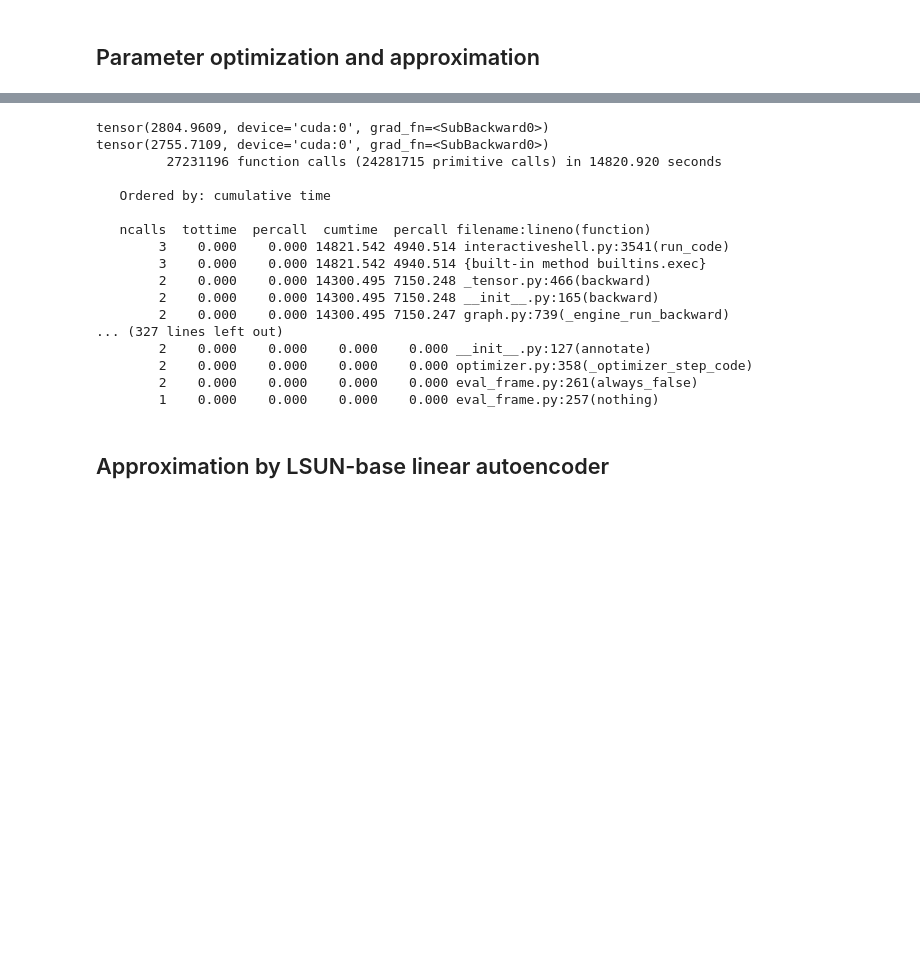
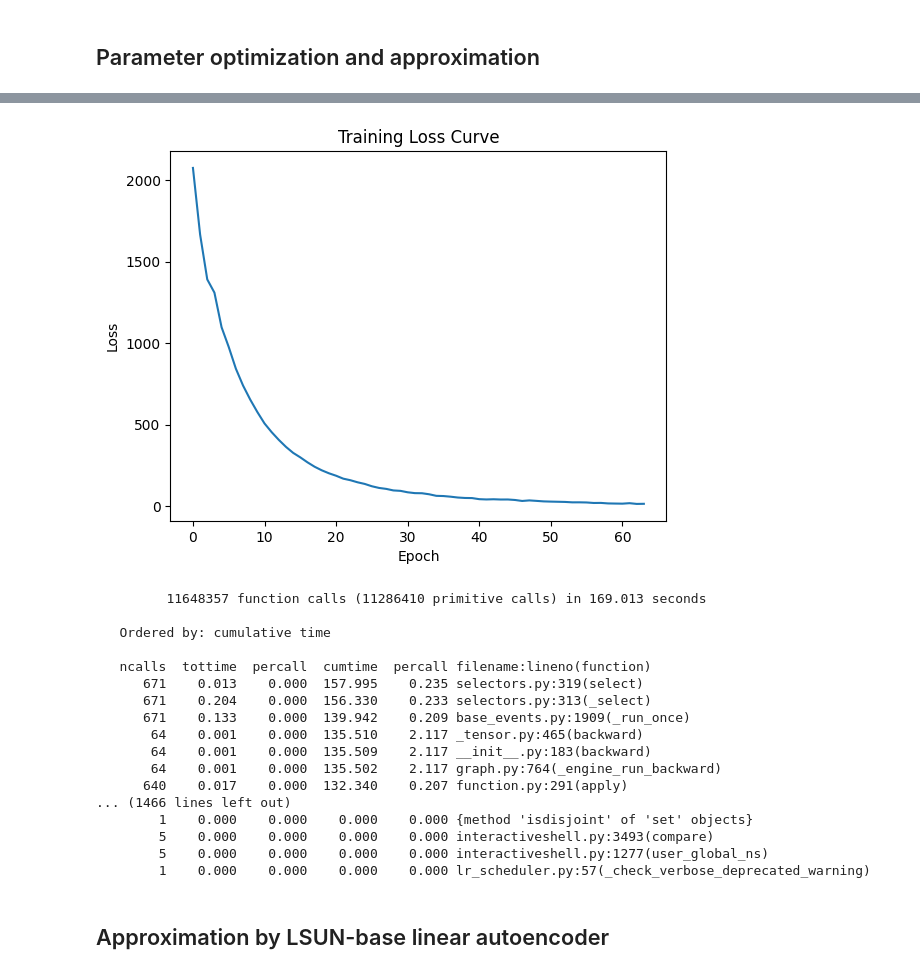
Before and after one commit to msiplab/TanSacNet, a Jupyter notebook: code/examples/lsun/main_lsun.ipynb, the cells around one changed output, grey strips where cells are left out. Saved outputs shown, nothing was run; the diff lists cells and outputs as text; code cells hidden in the pictures; blank space fills up the shorter version.

Commit message:
Added interleave mode to ForwardTruncationLayer and AdjointTruncationLayer, and implemented related error checking. Created a low-dimensional approximation sample for PyTorch version of LSUN.

```diff
--- a/code/examples/lsun/main_lsun.ipynb
+++ b/code/examples/lsun/main_lsun.ipynb
@@ -275,6 +275,8 @@ from torch_tansacnet import LsunSynthesis2dNetwork
 from torch_tansacnet import Direction
 if torch.cuda.is_available():
     device = torch.device('cuda')
+else:
+    device = torch.device('cpu')
 
 analysisnet = LsunAnalysis2dNetwork(
     input_size=[szy, szx],
@@ -365,9 +388,10 @@ MSE: 4.4987016736342585e-15
 import torch.nn as nn
 from torch_tansacnet.lsunUtility import ForwardTruncationLayer
 
-maskLayer = ForwardTruncationLayer(
+fwdTruncLayer = ForwardTruncationLayer(
     number_of_channels = nCoefs,
-    stride = stride)
-trainnet = nn.Sequential(analysisnet, maskLayer)
+    stride = stride,
+    mode = 'interleave')
+trainnet = nn.Sequential(analysisnet, fwdTruncLayer)
 summary(trainnet, input_size=(batch_size, 1, szy, szx))
 # %% [output]
@@ -402,57 +434,77 @@ where $F_{{\theta }} (\cdot )$ is a unitaly analyzer with a coefficient mask. $L
 # %%
 energy_loss = lambda y,x: torch.sum(x**2)-torch.sum(y**2)
 # %%
+from IPython.display import clear_output
+
 analysisnet.apply(init_angles)
 
 # Training
 momentum = 0.9
-initialLearnRate = 1e-1
+decay = 0.01
+initialLearnRate = 1e0
 epoch = 0
 
 profiler = cProfile.Profile()
 profiler.enable()
 
-
 # Optimizer
 optimizer = torch.optim.SGD(trainnet.parameters(), lr=initialLearnRate, momentum=momentum)
+# Learning rate scheduler
+scheduler = torch.optim.lr_scheduler.LambdaLR(optimizer, lr_lambda=lambda epoch: initialLearnRate / (1 + decay * epoch))
 
 # Loop over epochs.
-while epoch < 2: # maxEpochs:
+x = torch.Tensor(img).unsqueeze(0).to(device)
+while epoch < maxEpochs:
+    epoch = epoch + 1
     trainnet.train()
-
-    epoch = epoch + 1
-    x = torch.Tensor(img).unsqueeze(0).to(device)
 
     # Compute energy loss
     pred = trainnet(x)
     loss = energy_loss(pred,x)
 
     # Backpropagation
+    optimizer.zero_grad()
     loss.backward()
+
+    # Update weights
     optimizer.step()
-    #optimizer.zero_grad()
+    scheduler.step()
 
-    print(loss)
+    # Plot loss curve
+    clear_output(wait=True)
+    if epoch == 1:
+        losses = []
+    losses.append(loss.item())
+    plt.plot(losses)
+    plt.xlabel('Epoch')
+    plt.ylabel('Loss')
+    plt.title('Training Loss Curve')
+    plt.show()
+    #print(f'Epoch: {epoch}, Loss: {loss.item()}')
 
 profiler.disable()
 profiler.print_stats(sort='cumtime')
+
+# Get optimized parameters
+optimized_params = trainnet.state_dict()
 # %% [output]
+[figure, added]
-tensor(2804.9609, device='cuda:0', grad_fn=<SubBackward0>)
-tensor(2755.7109, device='cuda:0', grad_fn=<SubBackward0>)
-         27231196 function calls (24281715 primitive calls) in 14820.920 seconds
+         11648357 function calls (11286410 primitive calls) in 169.013 seconds
 
    Ordered by: cumulative time
 
    ncalls  tottime  percall  cumtime  percall filename:lineno(function)
-        3    0.000    0.000 14821.542 4940.514 interactiveshell.py:3541(run_code)
-        3    0.000    0.000 14821.542 4940.514 {built-in method builtins.exec}
-        2    0.000    0.000 14300.495 7150.248 _tensor.py:466(backward)
-        2    0.000    0.000 14300.495 7150.248 __init__.py:165(backward)
-        2    0.000    0.000 14300.495 7150.247 graph.py:739(_engine_run_backward)
-... (327 lines left out)
-        2    0.000    0.000    0.000    0.000 __init__.py:127(annotate)
-        2    0.000    0.000    0.000    0.000 optimizer.py:358(_optimizer_step_code)
-        2    0.000    0.000    0.000    0.000 eval_frame.py:261(always_false)
-        1    0.000    0.000    0.000    0.000 eval_frame.py:257(nothing)
+      671    0.013    0.000  157.995    0.235 selectors.py:319(select)
+      671    0.204    0.000  156.330    0.233 selectors.py:313(_select)
+      671    0.133    0.000  139.942    0.209 base_events.py:1909(_run_once)
+       64    0.001    0.000  135.510    2.117 _tensor.py:465(backward)
+       64    0.001    0.000  135.509    2.117 __init__.py:183(backward)
+       64    0.001    0.000  135.502    2.117 graph.py:764(_engine_run_backward)
+      640    0.017    0.000  132.340    0.207 function.py:291(apply)
+... (1466 lines left out)
+        1    0.000    0.000    0.000    0.000 {method 'isdisjoint' of 'set' objects}
+        5    0.000    0.000    0.000    0.000 interactiveshell.py:3493(compare)
+        5    0.000    0.000    0.000    0.000 interactiveshell.py:1277(user_global_ns)
+        1    0.000    0.000    0.000    0.000 lr_scheduler.py:57(_check_verbose_deprecated_warning)
 # %% [markdown]
 ## Approximation by LSUN\-base linear autoencoder
```
Also changed, not shown: parts of 20 cells of this notebook, 3 other files.
